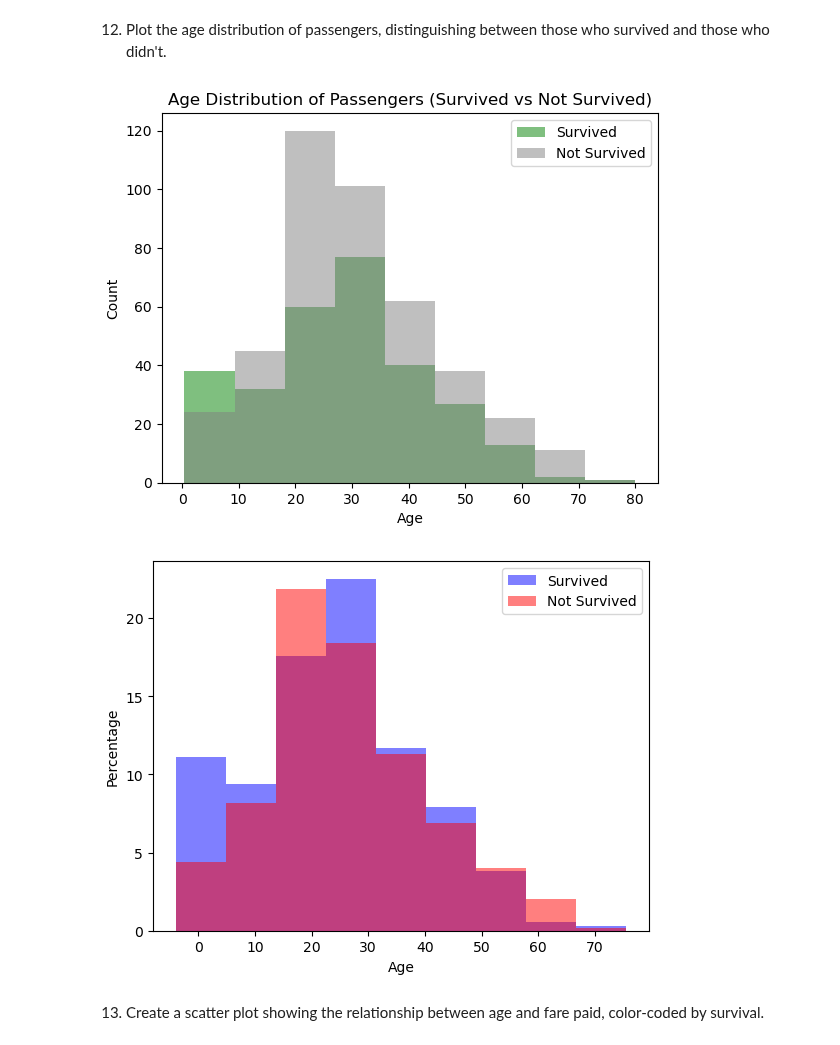
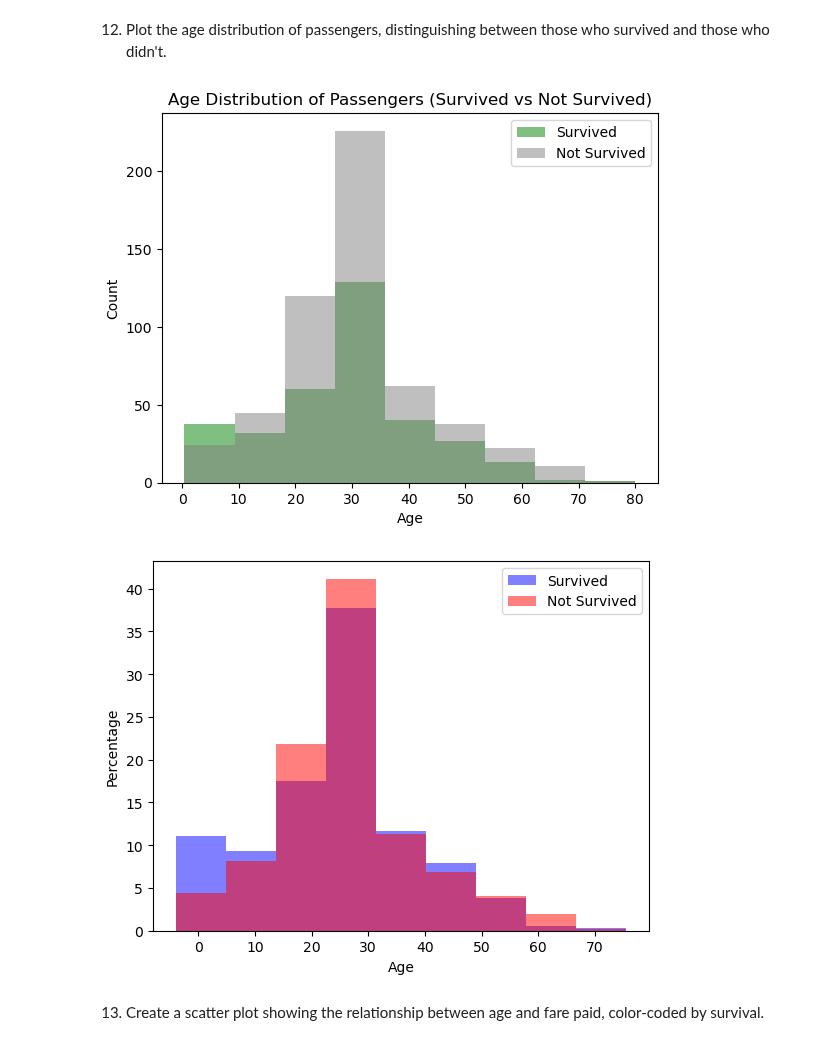
Before and after one commit to tisiphonee/DataS, a Jupyter notebook: CA2/task1.ipynb, the cells around one changed output. Saved outputs shown, nothing was run; the diff lists cells and outputs as text; code cells hidden in the pictures.

```diff
--- a/CA2/task1.ipynb
+++ b/CA2/task1.ipynb
@@ -332,24 +332,24 @@ plt.show()
 # %%
 survived_passengers_age = np.array(survived_passengers_data['age'])
 unsurvived_passengers_age = np.array(unsurvived_passengers_data['age'])
 
 
 bins = np.linspace(min(min(survived_passengers_age), min(unsurvived_passengers_age)), max(max(survived_passengers_age), max(unsurvived_passengers_age)), num = 10)
-plt.hist(survived['age'], bins=bins, alpha=0.5, label='Survived', color="green")
-plt.hist(not_survived['age'], bins=bins, alpha=0.5, label='Not Survived', color="gray")
+plt.hist(survived_passengers_age, bins=bins, alpha=0.5, label='Survived', color="green")
+plt.hist(unsurvived_passengers_age, bins=bins, alpha=0.5, label='Not Survived', color="gray")
 plt.xlabel('Age')
 plt.ylabel('Count')
 plt.title('Age Distribution of Passengers (Survived vs Not Survived)')
 plt.legend()
 plt.show()
 # %% [output]
-[figure, old version]
+[figure, new version]
 # %%
-survived_count, _ = np.histogram(survived_age, bins=bins)
-not_survived_count, _ = np.histogram(not_survived_age, bins=bins)
+survived_count, _ = np.histogram(survived_passengers_age, bins=bins)
+not_survived_count, _ = np.histogram(unsurvived_passengers_age, bins=bins)
 
-total_survived = len(survived_age)
-total_not_survived = len(not_survived_age)
+total_survived = len(survived_passengers_age)
+total_not_survived = len(unsurvived_passengers_age)
 
 survived_percentages = survived_count / total_survived * 100
 not_survived_percentages = not_survived_count / total_not_survived * 100
@@ -361,7 +361,7 @@ plt.ylabel('Percentage')
 plt.legend()
 plt.show()
 # %% [output]
-[figure, old version]
+[figure, new version]
 # %% [markdown]
 13. Create a scatter plot showing the relationship between age and fare paid, color-coded by survival.
 # %%
```
